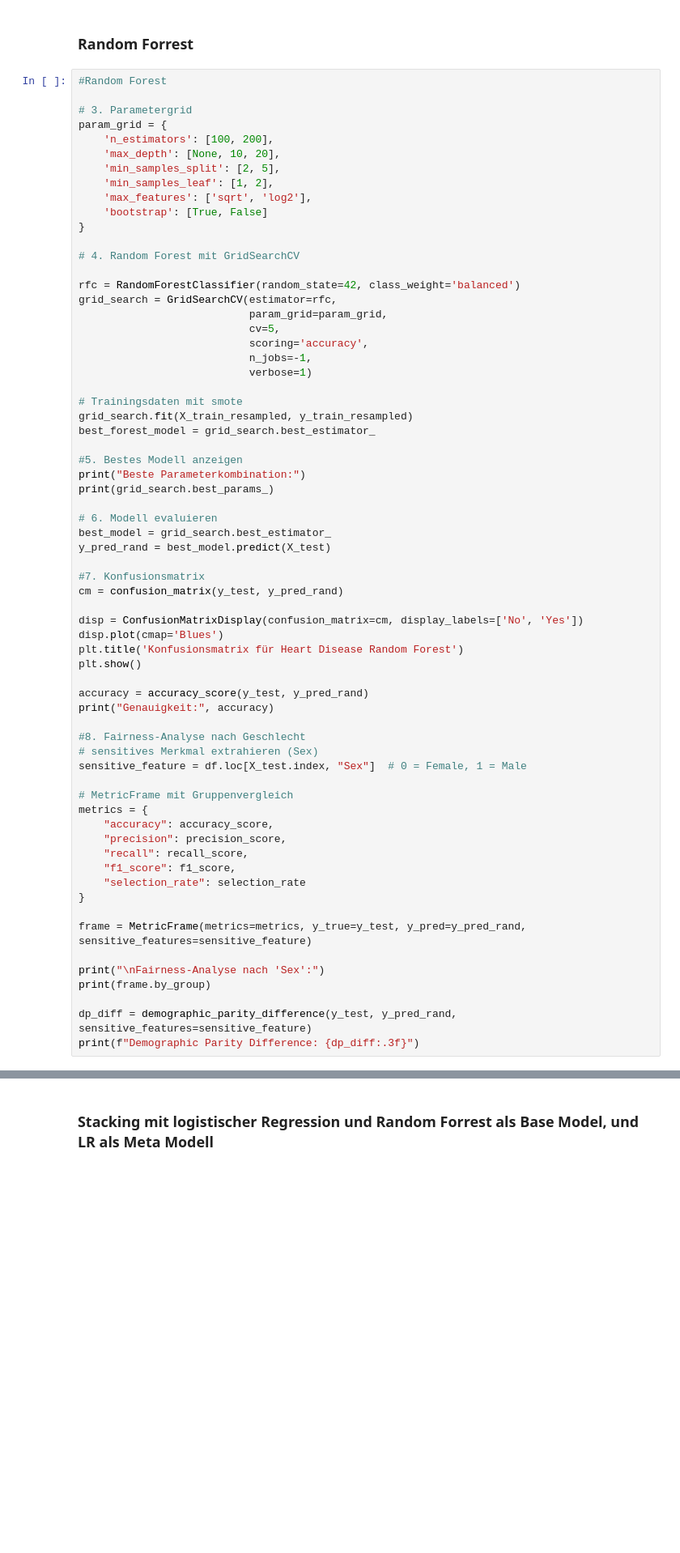
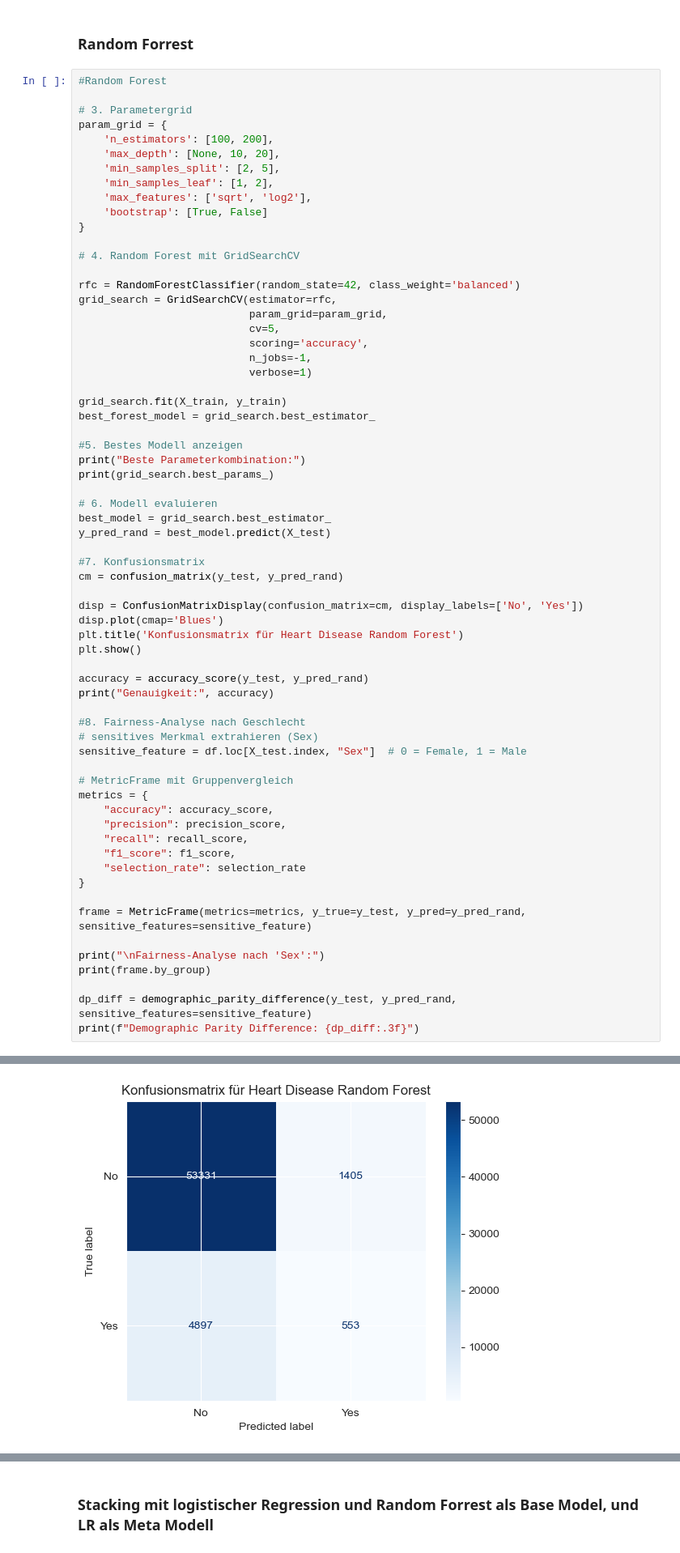
Before and after one commit to ManaTrooo/Asai-Projekt, a Jupyter notebook: DataSet_1.ipynb, the cells around one changed output, grey strips where cells are left out. Shown at 81% size. Saved outputs shown, nothing was run; the diff lists cells and outputs as text; blank space fills up the shorter version.

```diff
--- a/DataSet_1.ipynb
+++ b/DataSet_1.ipynb
@@ -585,8 +597,7 @@ grid_search = GridSearchCV(estimator=rfc,
                            n_jobs=-1,
                            verbose=1)
 
-# Trainingsdaten mit smote
-grid_search.fit(X_train_resampled, y_train_resampled)
+grid_search.fit(X_train, y_train)
 best_forest_model = grid_search.best_estimator_
 
 #5. Bestes Modell anzeigen
@@ -632,0 +646 @@ Fitting 5 folds for each of 96 candidates, totalling 480 fits
+[figure, added]
```
Also changed, not shown: parts of 8 cells of this notebook, 1 other file.
